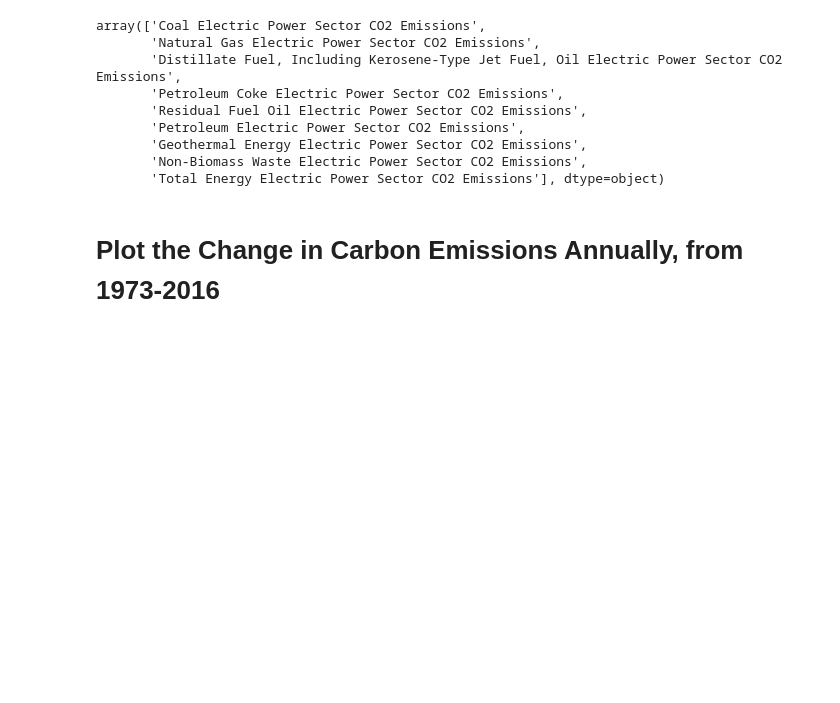
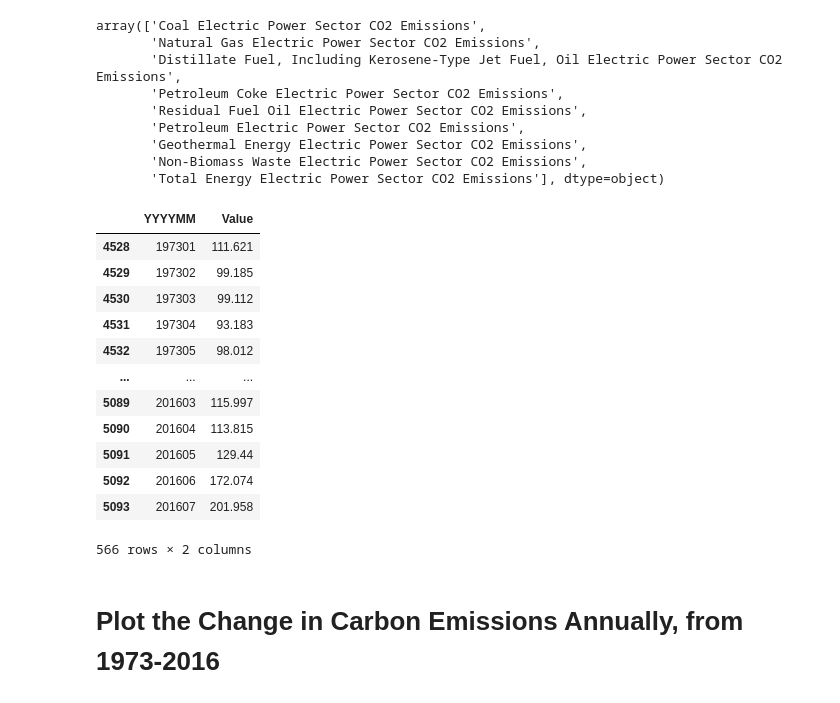
Before and after one commit to UPstartDeveloper/climate-change-analysis, a Jupyter notebook: analysis.ipynb, the cells around one changed output. Cells and saved outputs as stored; diff of their text form; code cells hidden in the pictures; blank space fills up the shorter version.

```diff
--- a/analysis.ipynb
+++ b/analysis.ipynb
@@ -386,6 +386,22 @@ array(['Coal Electric Power Sector CO2 Emissions',
        'Geothermal Energy Electric Power Sector CO2 Emissions',
        'Non-Biomass Waste Electric Power Sector CO2 Emissions',
        'Total Energy Electric Power Sector CO2 Emissions'], dtype=object)
+# %%
+carbon_df.loc[carbon_df['Description'] == 'Total Energy Electric Power Sector CO2 Emissions', ['YYYYMM','Value']]
+# %% [output]
+|  | YYYYMM | Value |
+| 4528 | 197301 | 111.621 |
+| 4529 | 197302 | 99.185 |
+| 4530 | 197303 | 99.112 |
+| 4531 | 197304 | 93.183 |
+| 4532 | 197305 | 98.012 |
+| ... | ... | ... |
+| 5089 | 201603 | 115.997 |
+| 5090 | 201604 | 113.815 |
+| 5091 | 201605 | 129.44 |
+| 5092 | 201606 | 172.074 |
+| 5093 | 201607 | 201.958 |
+566 rows × 2 columns
 # %% [markdown]
 # Plot the Change in Carbon Emissions Annually, from 1973-2016
 # %%
```
Also changed, not shown: 1 other file.
